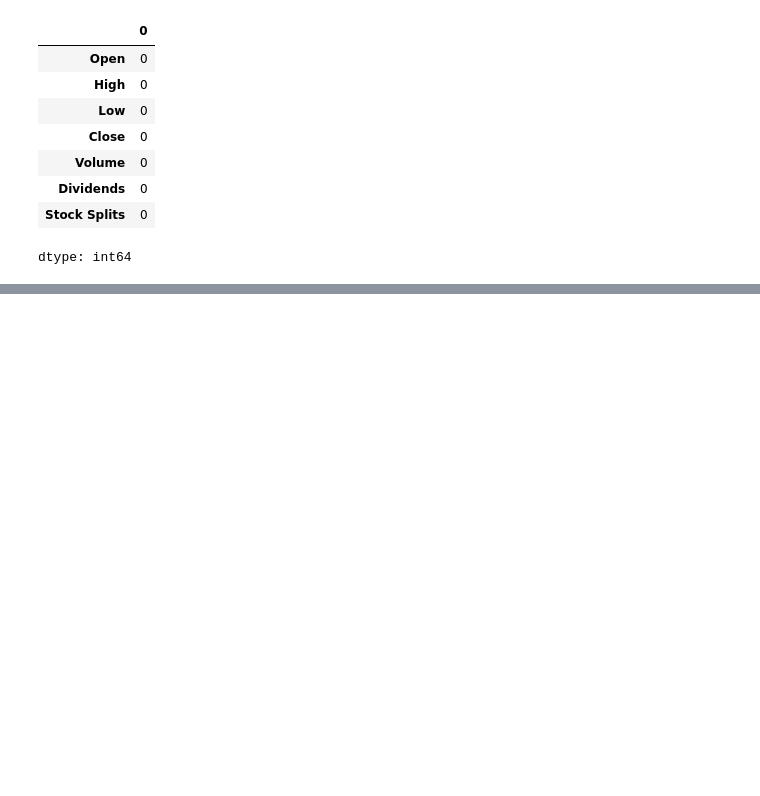
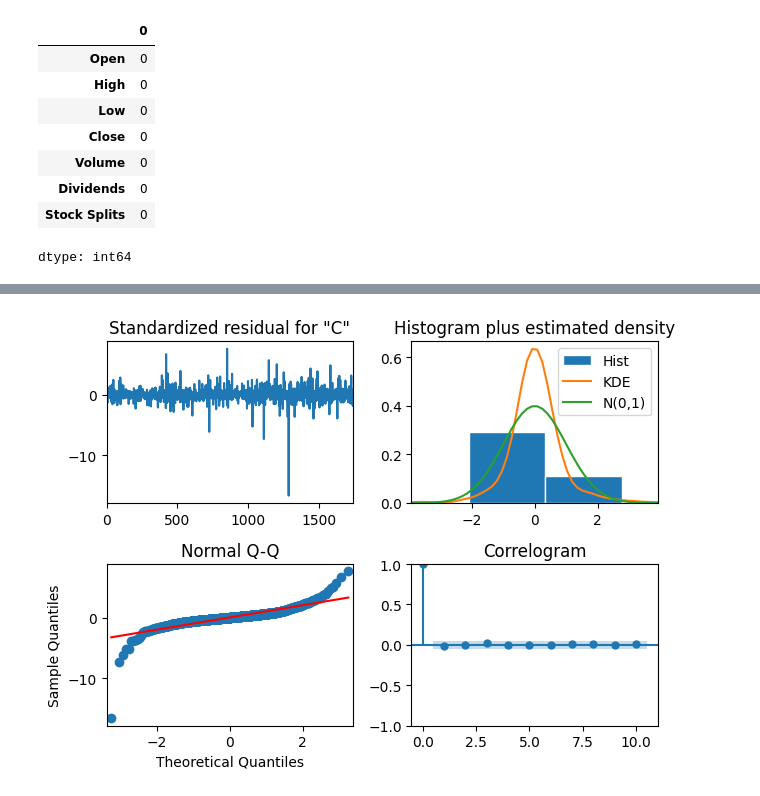
Before and after one commit to lewinskie254/stock-market-prediction, a Jupyter notebook: predict_stock_prices.ipynb, the cells around one changed output, grey strips where cells are left out. Cells and saved outputs as stored; diff of their text form; code cells hidden in the pictures; blank space fills up the shorter version.

```diff
--- a/predict_stock_prices.ipynb
+++ b/predict_stock_prices.ipynb
@@ -133,3 +138,11 @@ len(hist)
+# %%
+model = SARIMAX(hist["Close"], order=(5, 1,5))
+model_fit = model.fit()
+# %%
+model_fit.plot_diagnostics()
+plt.tight_layout()
+# %% [output]
+[figure, added]
 # %%
 horizon = 720
 train_length = len(hist) - horizon
```
Also changed, not shown: parts of 9 cells of this notebook.
